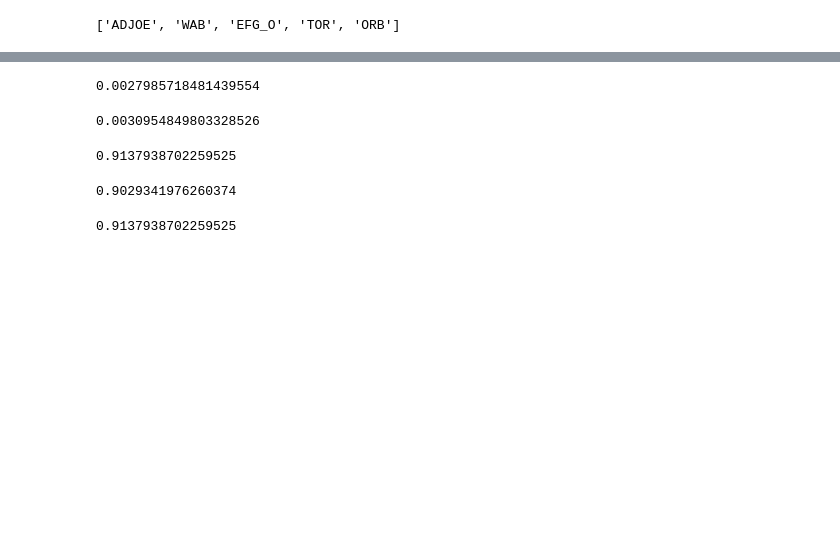
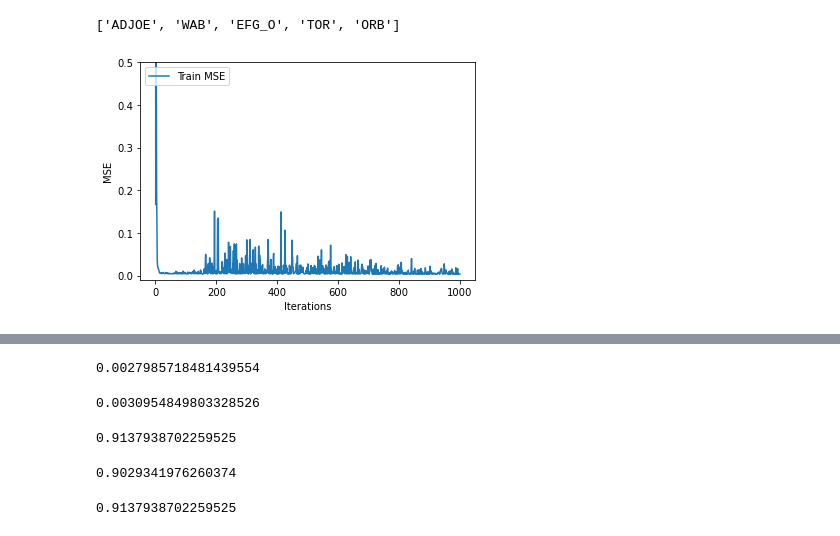
Before and after one commit to pthomas76/NCAABasketballRanking, a Jupyter notebook: SupervisedLearningNN.ipynb, the cells around one changed output, grey strips where cells are left out. Cells and saved outputs as stored; diff of their text form; code cells hidden in the pictures; blank space fills up the shorter version.

Commit message:
Add learning curves

```diff
--- a/SupervisedLearningNN.ipynb
+++ b/SupervisedLearningNN.ipynb
@@ -94,0 +90,26 @@ model = neural_network(X_train, y_train)
+# %%
+"""
+Generate test and training MSE data
+"""
+model = MLPRegressor(max_iter=1000, hidden_layer_sizes=(200,200))
+train_mse = []
+test_mse = []
+for i in range(1000):
+    model.partial_fit(X_train, y_train)
+    train_mse.append(
+metrics.mean_squared_error(y_train, model.predict(X_train)))
+    test_mse.append(
+metrics.mean_squared_error(y_test, model.predict(X_test)))
+# %%
+"""
+Plot the learning curve of the model for Training MSE
+"""
+plt.plot(train_mse, label="Train MSE")
+# plt.plot(test_mse, label="Test MSE")
+plt.xlabel('Iterations')
+plt.ylabel('MSE')
+plt.ylim(-0.01, 0.5)
+plt.legend(loc="upper left")
+plt.show()
+# %% [output]
+[figure, added]
```
Also changed, not shown: parts of 4 cells of this notebook.
